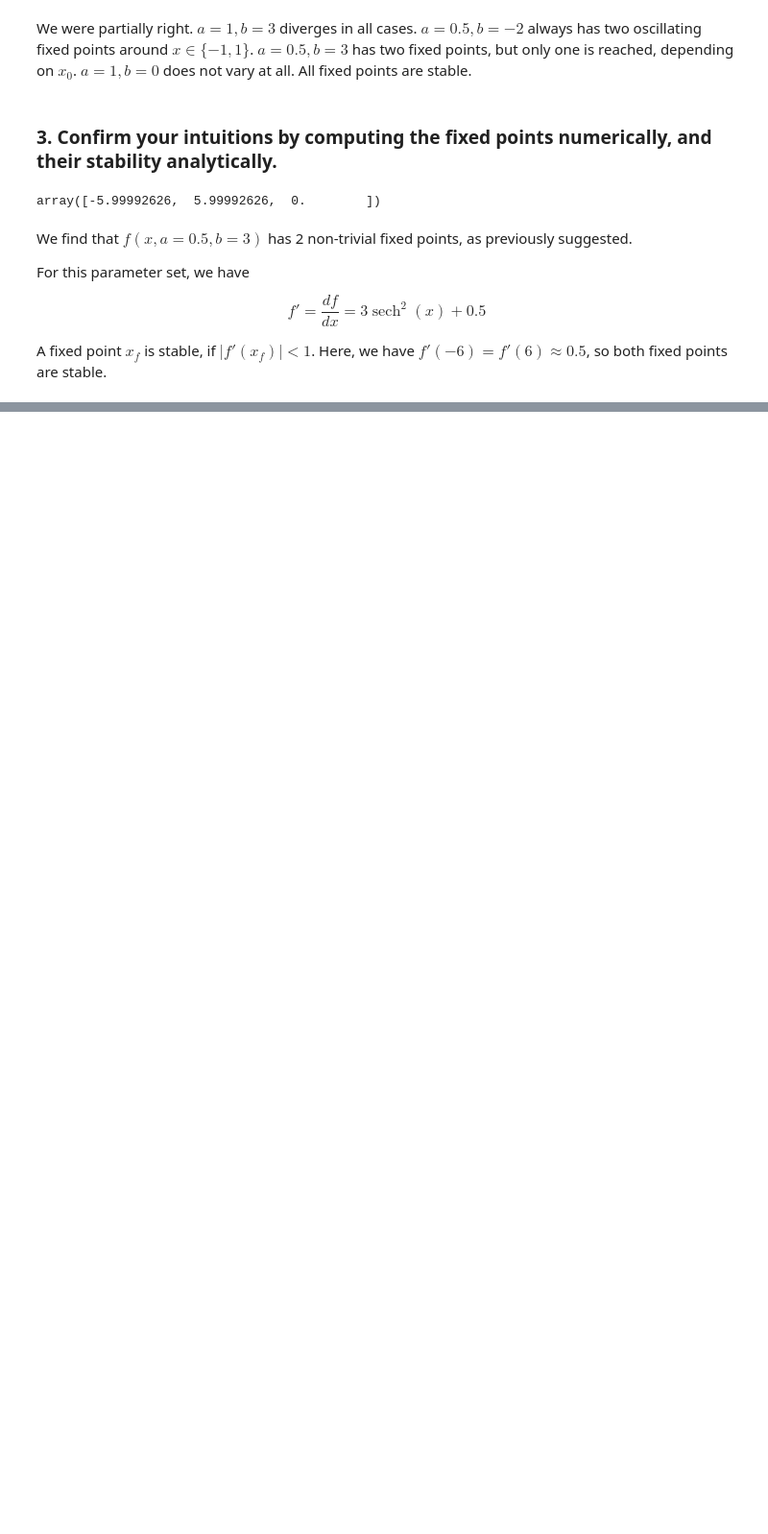
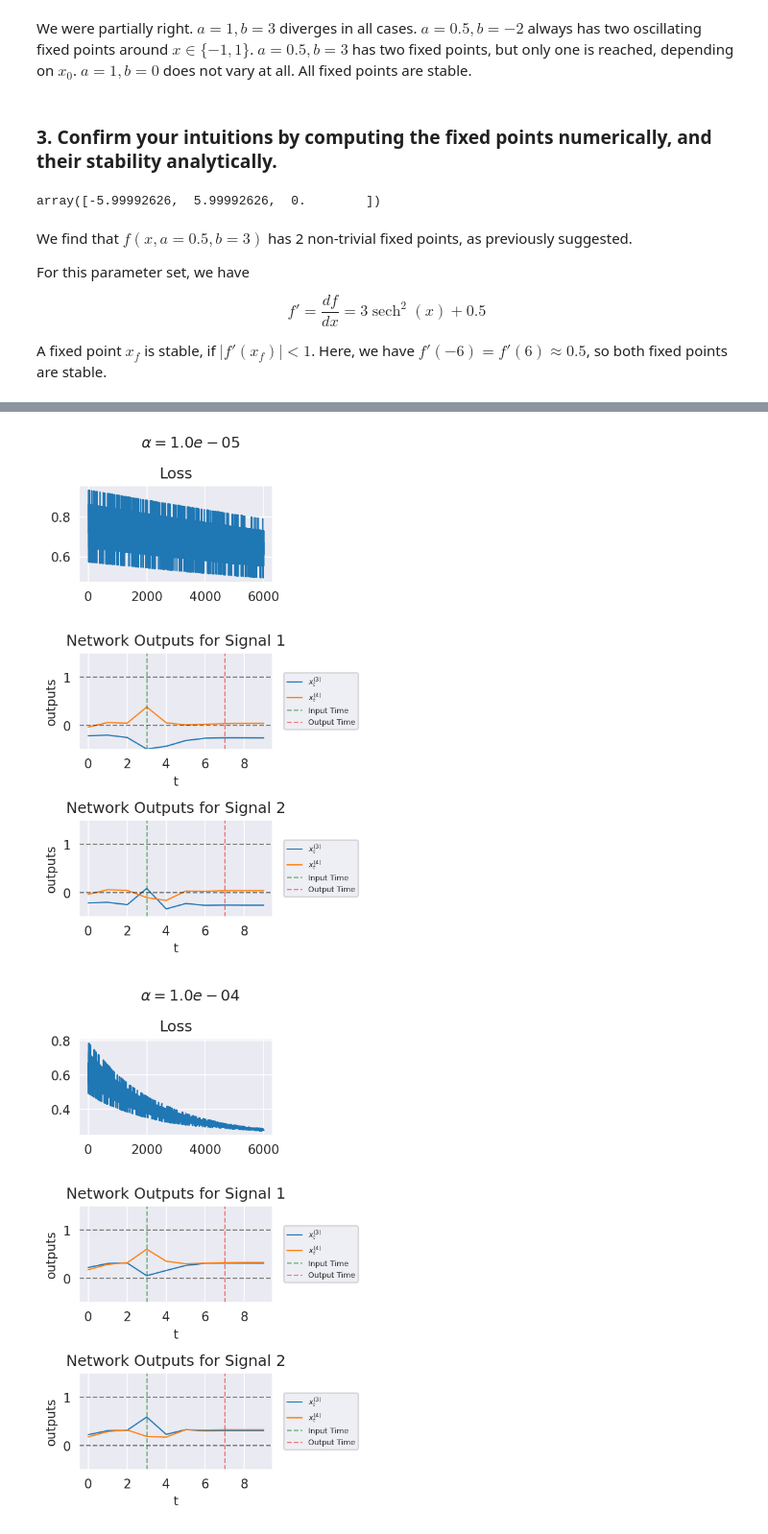
Before and after one commit to LarsKue/TSA-RNN, a Jupyter notebook: ex08/ex08.ipynb, the cells around one changed output, grey strips where cells are left out. Shown at 96% size. Saved outputs shown, nothing was run; the diff lists cells and outputs as text; code cells hidden in the pictures; blank space fills up the shorter version.

```diff
--- a/ex08/ex08.ipynb
+++ b/ex08/ex08.ipynb
@@ -141,0 +203,19 @@ A fixed point $x_f$ is stable, if $\vert f'(x_f) \vert < 1$. Here, we have $f'(-
+# %%
+def train(net: nn.Module, inputs: torch.Tensor, targets: torch.Tensor, epochs: int, batch_size: int, optimizer: optim.Optimizer, criterion: nn.Module, Tout: int, device="cuda"):
+    train_loss = []
+
+    for epoch in tqdm(range(epochs)):
+        x, y = draw_batch(inputs, targets, batch_size)
+        x = x.to(device)
+        y = y.to(device)
+
+        yhat, _ = net(x)
+
+        loss = criterion(yhat[Tout, :, 2:4], y[Tout, :, 2:4])
+        optimizer.zero_grad()
+        loss.backward()
+        optimizer.step()
+
+        train_loss.append(loss.detach().cpu().numpy())
+
+    return train_loss
@@ -141,0 +261,28 @@ A fixed point $x_f$ is stable, if $\vert f'(x_f) \vert < 1$. Here, we have $f'(-
+# %%
+T = 10  # Length of time series
+Tinp = 3  # Time at which the input is presented
+Tout = [7]  # Time points at which the output is required
+N = 5  # Number of neurons
+Ntrial = 6000  # Number of trials
+alphas = np.logspace(-5, 0, 6)
+batchsize = 5  # how many trials per training step?
+
+# Create 1 layer RNN with N neurons
+# Inputs to RNN:
+# No. of input units, No. of total units, No. of layers, nonlinearity
+net = nn.RNN(N, N, 1, nonlinearity='tanh').cuda()
+# net = nn.RNN(N, N, 1, nonlinearity='relu')
+
+for alpha in alphas:
+    optimizer = optim.SGD(net.parameters(), lr=alpha)
+    criterion = nn.MSELoss()
+
+    inputs, targets = make_data(N, T, Tinp, Tout)
+    train_losses = train(net, inputs, targets, Ntrial, batchsize, optimizer, criterion, Tout)
+    plot(net, train_losses, inputs)
+    plt.suptitle(rf"$\alpha = {alpha:.1e}$")
+    plt.tight_layout()
+    plt.show()
+# %% [output]
+[figure, added]
+[figure, added]
```
Also changed, not shown: parts of 14 cells of this notebook, 1 other file.
